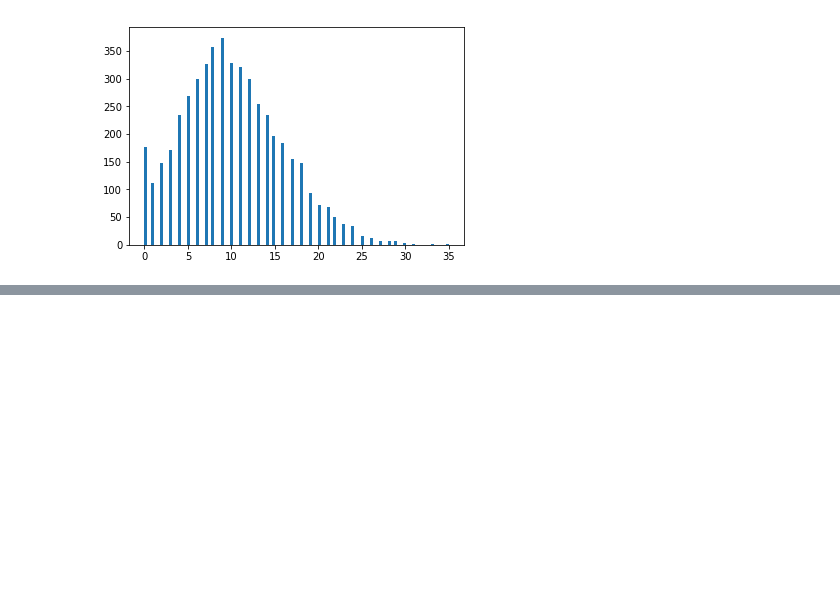
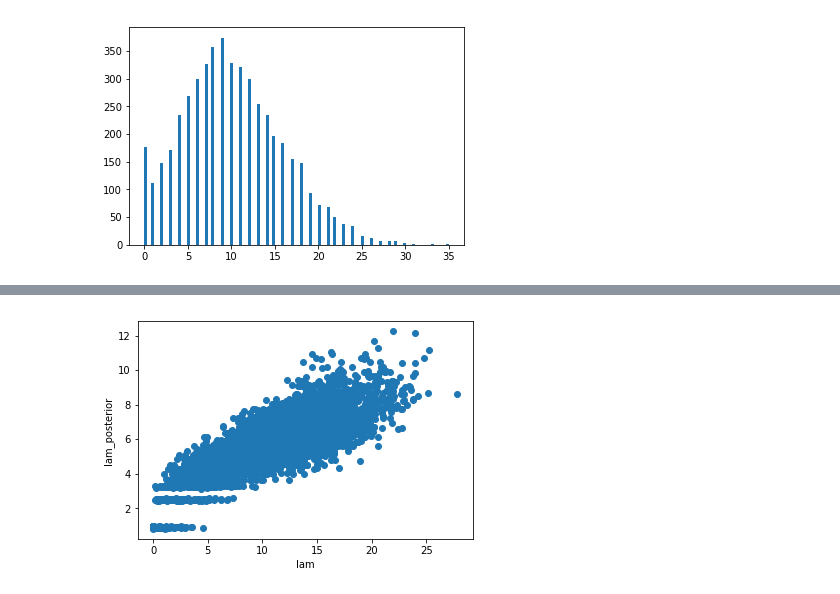
Before and after one commit to zihao12/ebpmf_demo, a Jupyter notebook: analysis/ebvae-poisson-normal.ipynb, the cells around one changed output, grey strips where cells are left out. Saved outputs shown, nothing was run; the diff lists cells and outputs as text; code cells hidden in the pictures; blank space fills up the shorter version.

```diff
--- a/analysis/ebvae-poisson-normal.ipynb
+++ b/analysis/ebvae-poisson-normal.ipynb
@@ -175,0 +198,7 @@ plt.show()
+# %%
+plt.scatter(sim["lam"], lam.mean(dim = 1)[:,0].tolist())
+plt.xlabel("lam")
+plt.ylabel("lam_posterior")
+plt.show()
+# %% [output]
+[figure, added]
```
Also changed, not shown: parts of 7 cells of this notebook, 1 other file.
